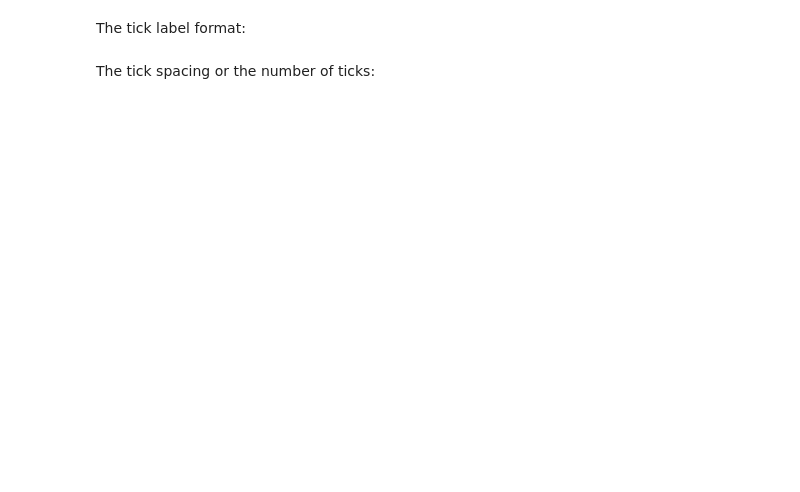
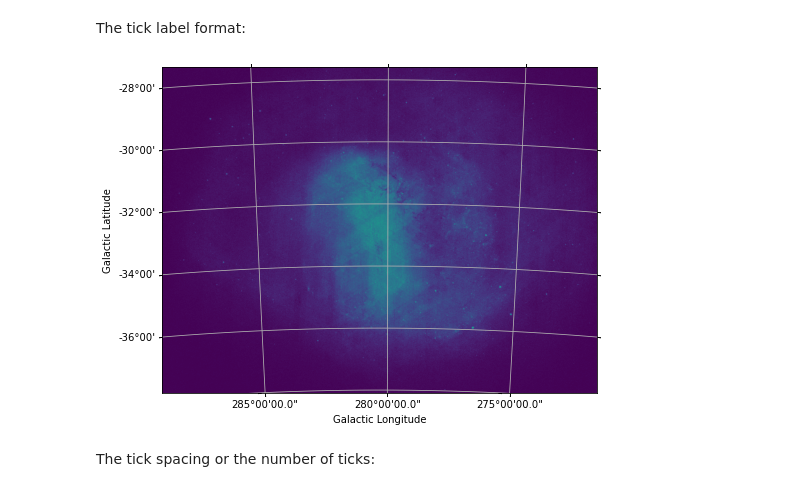
Before and after one commit to maria8ch/ASTR497, a Jupyter notebook: astropy_notebooks/08-wcsaxes.ipynb, the cells around one changed output. Cells and saved outputs as stored; diff of their text form; code cells hidden in the pictures; blank space fills up the shorter version.

```diff
--- a/astropy_notebooks/08-wcsaxes.ipynb
+++ b/astropy_notebooks/08-wcsaxes.ipynb
@@ -56,4 +98,10 @@ The object you have for each coordinate can then be used to customize it, for ex
 # %% [markdown]
 The tick label format:
+# %%
+lon.set_major_formatter('dd:mm:ss.s')
+lat.set_major_formatter('dd:mm')
+ax.figure
+# %% [output]
+[figure, added]
 # %% [markdown]
 The tick spacing or the number of ticks:
```
Also changed, not shown: parts of 21 cells of this notebook.
